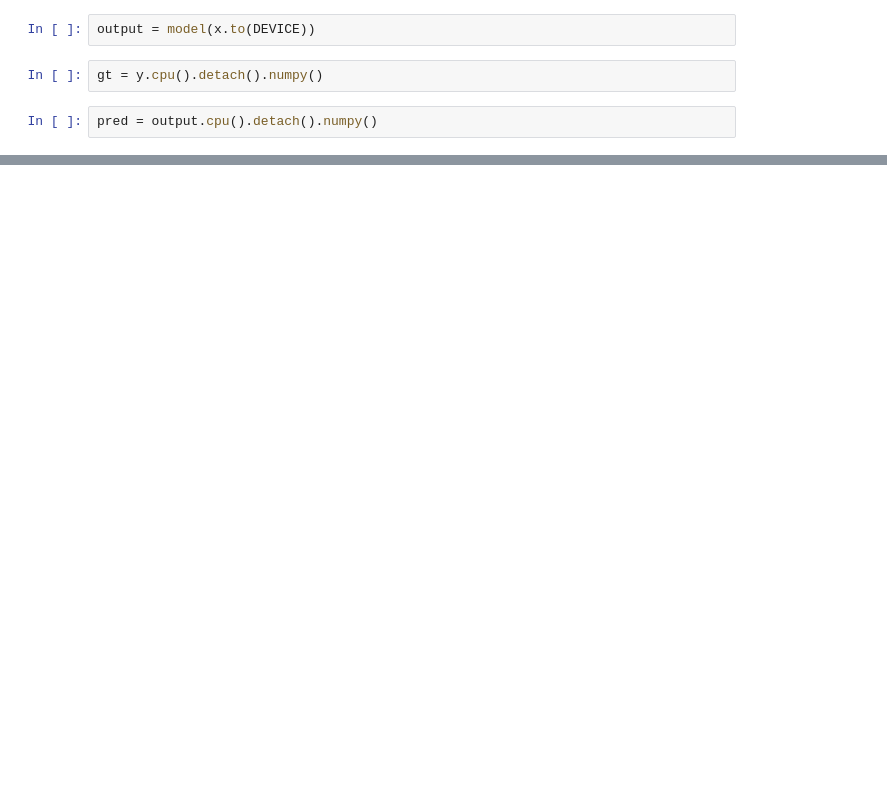
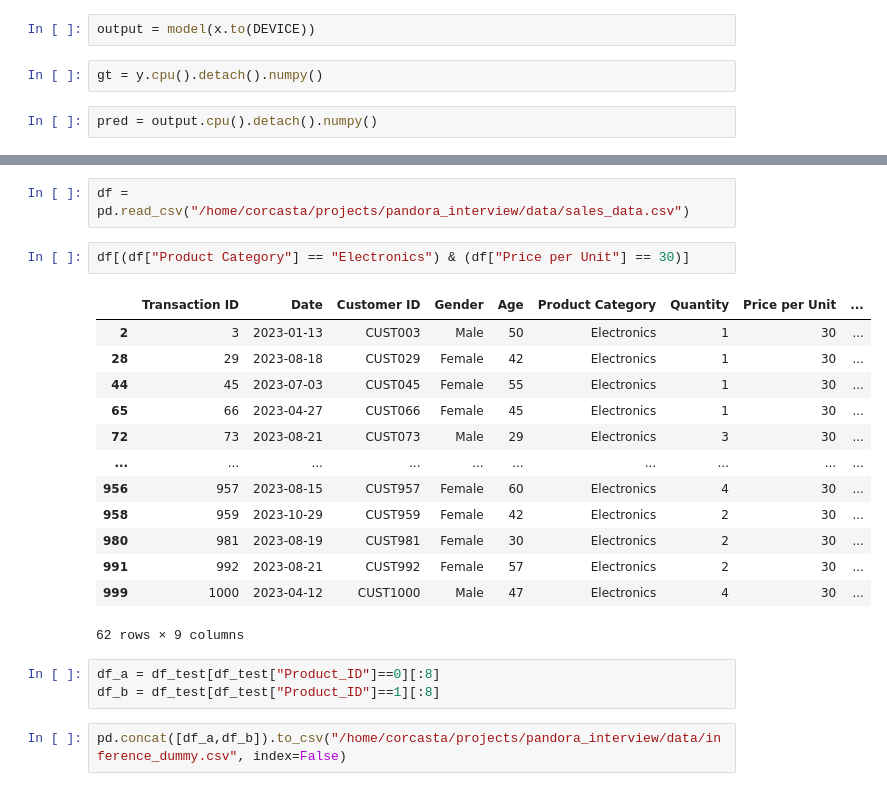
Before and after one commit to corcasta/pandora_tech_test, a Jupyter notebook: notebooks/debug.ipynb, the cells around one changed output, grey strips where cells are left out. Cells and saved outputs as stored; diff of their text form; blank space fills up the shorter version.

```diff
--- a/notebooks/debug.ipynb
+++ b/notebooks/debug.ipynb
@@ -113,0 +143,23 @@ json.dumps()
+# %%
+df = pd.read_csv("/home/corcasta/projects/pandora_interview/data/sales_data.csv")
+# %%
+df[(df["Product Category"] == "Electronics") & (df["Price per Unit"] == 30)]
+# %% [output]
+|  | Transaction ID | Date | Customer ID | Gender | Age | Product Category | Quantity | Price per Unit | ... |
+| 2 | 3 | 2023-01-13 | CUST003 | Male | 50 | Electronics | 1 | 30 | ... |
+| 28 | 29 | 2023-08-18 | CUST029 | Female | 42 | Electronics | 1 | 30 | ... |
+| 44 | 45 | 2023-07-03 | CUST045 | Female | 55 | Electronics | 1 | 30 | ... |
+| 65 | 66 | 2023-04-27 | CUST066 | Female | 45 | Electronics | 1 | 30 | ... |
+| 72 | 73 | 2023-08-21 | CUST073 | Male | 29 | Electronics | 3 | 30 | ... |
+| ... | ... | ... | ... | ... | ... | ... | ... | ... | ... |
+| 956 | 957 | 2023-08-15 | CUST957 | Female | 60 | Electronics | 4 | 30 | ... |
+| 958 | 959 | 2023-10-29 | CUST959 | Female | 42 | Electronics | 2 | 30 | ... |
+| 980 | 981 | 2023-08-19 | CUST981 | Female | 30 | Electronics | 2 | 30 | ... |
+| 991 | 992 | 2023-08-21 | CUST992 | Female | 57 | Electronics | 2 | 30 | ... |
+| 999 | 1000 | 2023-04-12 | CUST1000 | Male | 47 | Electronics | 4 | 30 | ... |
+62 rows × 9 columns
+# %%
+df_a = df_test[df_test["Product_ID"]==0][:8]
+df_b = df_test[df_test["Product_ID"]==1][:8]
+# %%
+pd.concat([df_a,df_b]).to_csv("/home/corcasta/projects/pandora_interview/data/inference_dummy.csv", index=False)
```
Also changed, not shown: parts of 26 cells of this notebook, 6 other files.
